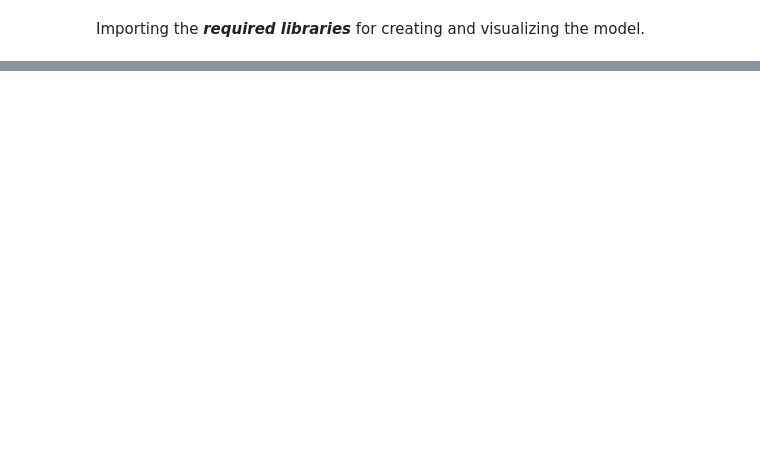
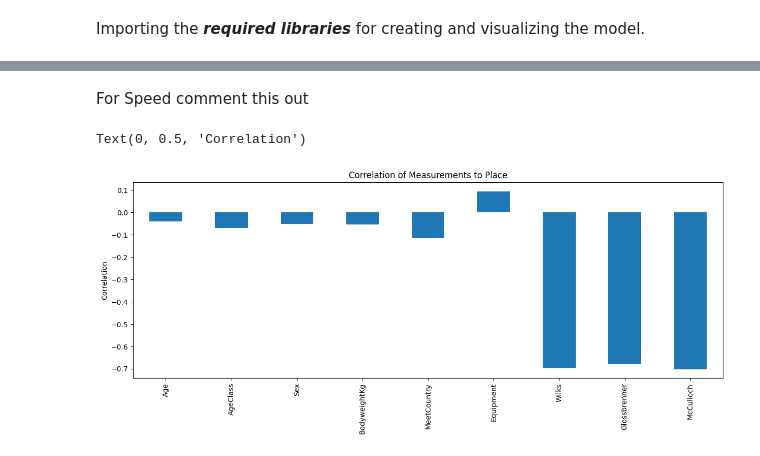
Before and after one commit to shperry03/PowerAI, a Jupyter notebook: powerliftingModel.ipynb, the cells around one changed output, grey strips where cells are left out. Drawn from its saved outputs; the diff is of its cells as text; code cells hidden in the pictures; blank space fills up the shorter version.

```diff
--- a/powerliftingModel.ipynb
+++ b/powerliftingModel.ipynb
@@ -29,0 +118,26 @@ Setting dataframe from the powerlifting data we are using. The data is directly
+# %%
+df = df.fillna(round(df.Age.mean(),2))
+
+age_range = {
+    '16-17':16,
+    '20-23':20,
+    '18-19':18,
+    '24-34':24,
+    '35-39':35,
+    '40-44':40,
+    '70-74':70,
+    '55-59':55,
+    '45-49':45,
+    '50-54':50,
+    '60-64':60,
+    '13-15':13,
+    '65-69':65,
+    '75-79':75,
+    '80-999':80,
+    '5-12':5,
+    28.72: 24
+}
+
+df.AgeClass = df.AgeClass.map(age_range)
+# df.AgeClass = df.AgeClass.map(age_range)
+df.head()
@@ -29,0 +159,13 @@ Setting dataframe from the powerlifting data we are using. The data is directly
+# %%
+df.Place.replace('DQ', '120',inplace=True)
+df.Place.replace('G', '120',inplace=True)
+df.Place.replace('DD', '120',inplace=True)
+df.Place.replace('NS', '120',inplace=True)
+
+df.Place = pd.to_numeric(df.Place)
+
+bins = [0,4,15,50,150]
+labels = [0,1,2,3]# 0 = Excellent, 1 = good, 2 = Alright, 3 = poorly
+
+df['Place']= pd.cut(x=df['Place'], bins=bins, labels=labels)
+df.Place
@@ -29,0 +186,2 @@ Setting dataframe from the powerlifting data we are using. The data is directly
+# %% [markdown]
+For Speed comment this out
@@ -29,0 +190,7 @@ Setting dataframe from the powerlifting data we are using. The data is directly
+# %%
+plt.figure(figsize=(15,5))
+plot = df.corrwith(df.Place).plot(kind='bar',title='Correlation of Measurements to Place')
+plot.set_ylabel('Correlation')
+# %% [output]
+Text(0, 0.5, 'Correlation')
+[figure, added]
```
Also changed, not shown: parts of 43 cells of this notebook, 10 other files.
